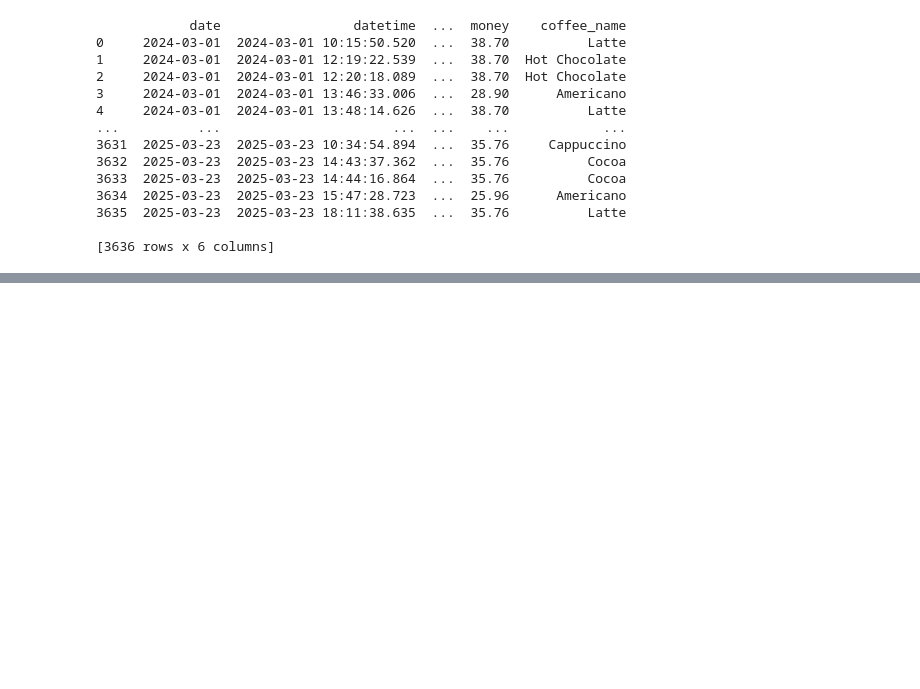
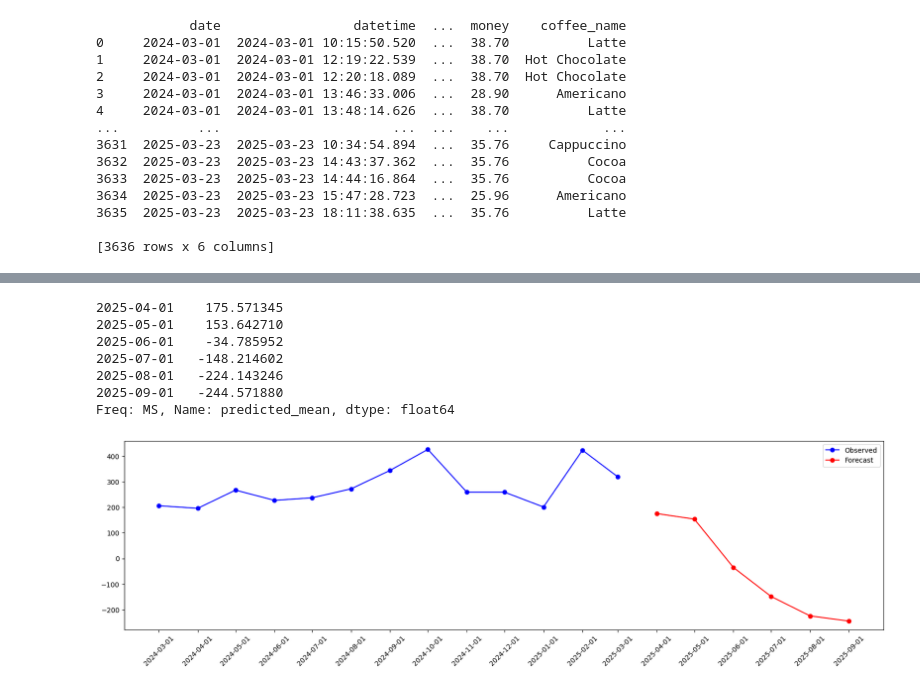
Before and after one commit to Massagli/sales_coffee_forecast, a Jupyter notebook: main.ipynb, the cells around one changed output, grey strips where cells are left out. Drawn from its saved outputs; the diff is of its cells as text; code cells hidden in the pictures; blank space fills up the shorter version.

```diff
--- a/main.ipynb
+++ b/main.ipynb
@@ -148,0 +152,23 @@ plt.show()
+# %%
+#Fazendo previsões com o modelo
+import numpy as np
+
+forecast = model_fit.get_forecast(steps=6).predicted_mean
+print(forecast)
+
+plt.figure(figsize=(20,5))
+plt.plot(sales.index, sales.values, color='blue', marker='o', label='Observed')
+plt.plot(forecast.index, forecast.values, color='red', marker='o', label='Forecast')
+all_xticks = np.unique(np.concatenate([sales.index, forecast.index]))
+plt.xticks(all_xticks, rotation=45)
+plt.legend()
+plt.show()
+# %% [output]
+2025-04-01    175.571345
+2025-05-01    153.642710
+2025-06-01    -34.785952
+2025-07-01   -148.214602
+2025-08-01   -224.143246
+2025-09-01   -244.571880
+Freq: MS, Name: predicted_mean, dtype: float64
+[figure, added]
```
Also changed, not shown: parts of 6 cells of this notebook.
